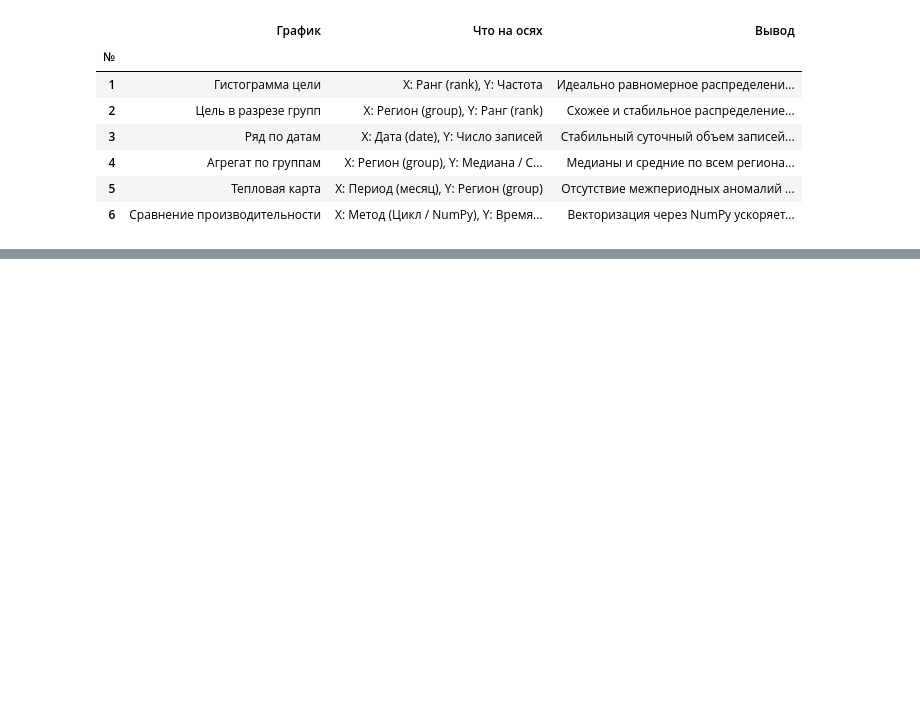
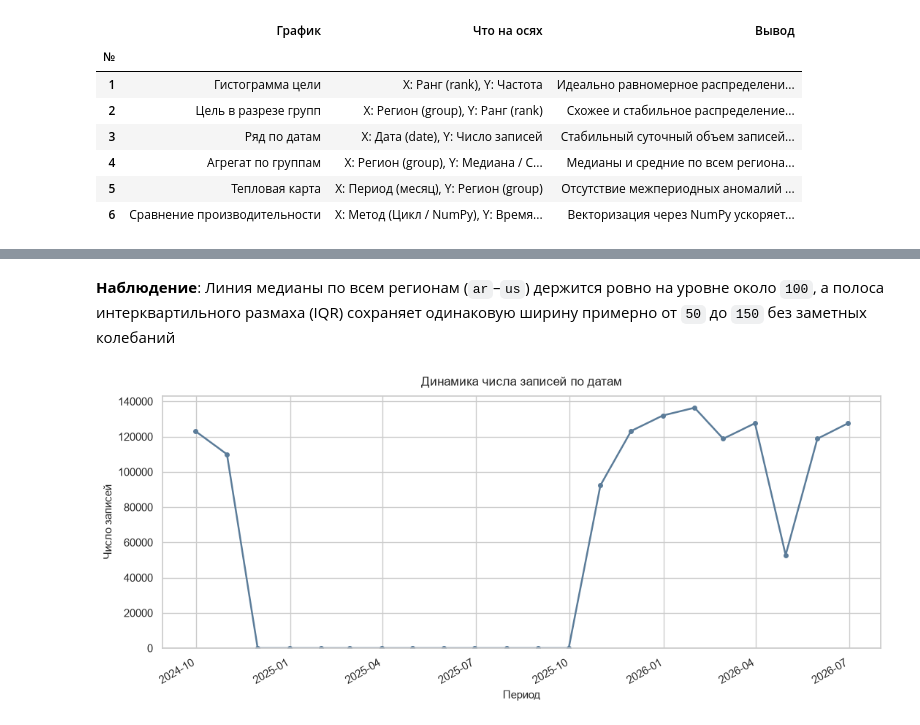
Before and after one commit to haeozo/Data, a Jupyter notebook: notebooks/04_eda.ipynb, the cells around one changed output, grey strips where cells are left out. Drawn from its saved outputs; the diff is of its cells as text; code cells hidden in the pictures; blank space fills up the shorter version.

```diff
--- a/notebooks/04_eda.ipynb
+++ b/notebooks/04_eda.ipynb
@@ -631,0 +570,36 @@ display(HTML(table_6.style.set_table_styles(styles).to_html()))
+# %% [markdown]
+**Наблюдение**: Линия медианы по всем регионам (`ar`–`us`) держится ровно на уровне около `100`, а полоса интерквартильного размаха (IQR) сохраняет одинаковую ширину примерно от `50` до `150` без заметных колебаний
+# %%
+import matplotlib.pyplot as plt
+import pandas as pd
+import seaborn as sns
+
+sns.set_theme(style="whitegrid")
+
+date_col = DATE_COL if "DATE_COL" in globals() else "date"
+
+
+dates = pd.to_datetime(df[date_col]).dropna()
+full_calendar = pd.date_range(dates.min(), dates.max(), freq=freq)
+
+counts = (
+    df.assign(_dt=pd.to_datetime(df[date_col]))
+    .groupby(pd.Grouper(key="_dt", freq=freq))[TARGET_COL]
+    .count()
+    .reindex(full_calendar, fill_value=0)
+)
+
+fig, ax = plt.subplots(figsize=(11, 4.8))
+color = "#5B7C99"
+
+ax.plot(counts.index, counts.values, marker="o", markersize=4, color=color, linewidth=1.8)
+ax.set_title("Динамика числа записей по датам", fontsize=12.5, pad=10)
+ax.set_xlabel("Период", fontsize=11)
+ax.set_ylabel("Число записей", fontsize=11)
+ax.set_ylim(bottom=0)
+
+plt.xticks(rotation=30, ha="right")
+plt.tight_layout()
+plt.show()
+# %% [output]
+[figure, added]
```
Also changed, not shown: parts of 16 cells of this notebook.
